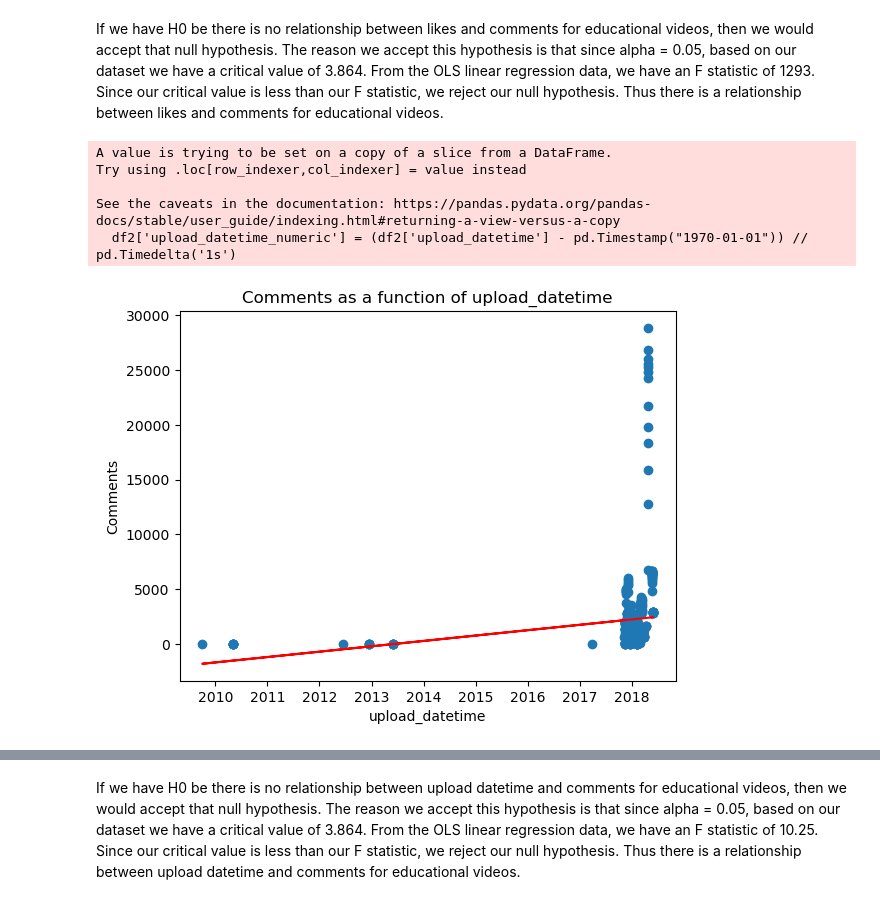
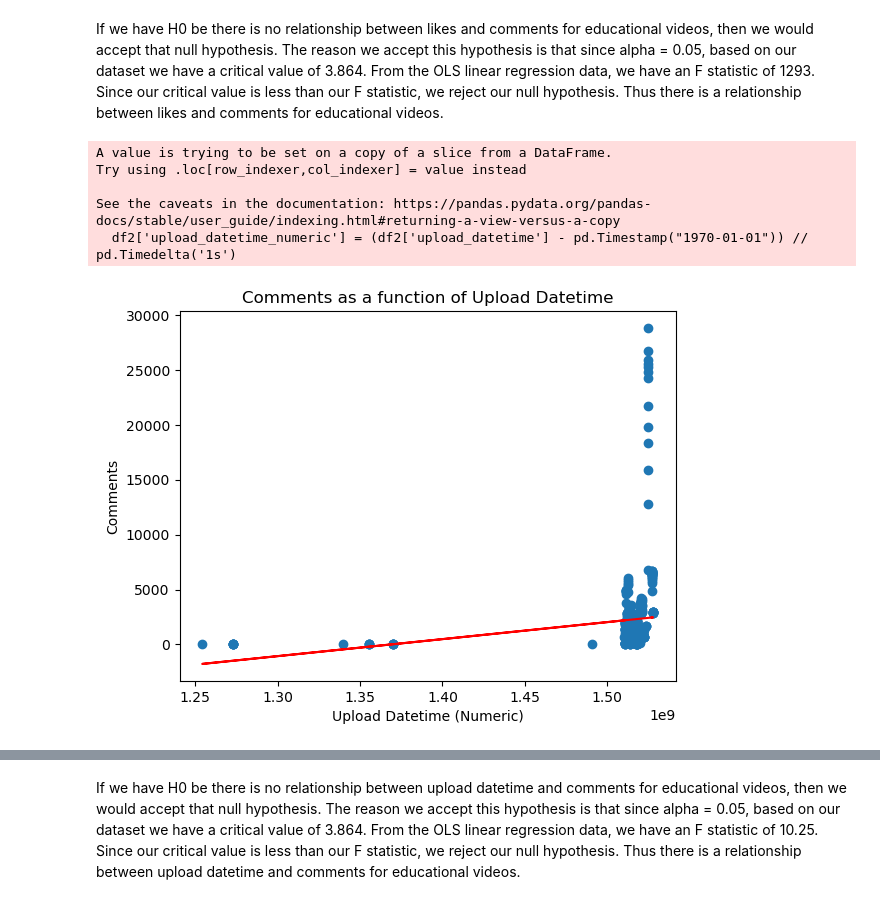
Before and after one commit to alec-luterman/320_final, a Jupyter notebook: 320_Final.ipynb, the cells around one changed output, grey strips where cells are left out. Drawn from its saved outputs; the diff is of its cells as text; code cells hidden in the pictures.

```diff
--- a/320_Final.ipynb
+++ b/320_Final.ipynb
@@ -631,38 +631,38 @@ import statsmodels.formula.api as smf
 df2['upload_datetime_numeric'] = (df2['upload_datetime'] - pd.Timestamp("1970-01-01")) // pd.Timedelta('1s')
 # df2.head()
 # Prepare data for linear regression
 df_lin_reg = df2[['upload_datetime_numeric', 'comment_count']].dropna()
 np_lin_reg = df_lin_reg.values
 X = np_lin_reg[:, 0]
 Y = np_lin_reg[:, 1]
 
 # Add a column of ones to X for the intercept term
 # X_ones = np.c_[np.ones(X.shape[0]), X]
 X_ones = np.vstack([X, np.ones(len(X))]).T
 
 # Perform the least squares fitting
 lst_sq, residual, _, _ = np.linalg.lstsq(X_ones, Y, rcond=None)
 slope, intercept = lst_sq
 
 # Plotting the data and the regression line
 fig, ax = plt.subplots(nrows=1, ncols=1)
-ax.scatter(df2['upload_datetime'], df2['comment_count'])
-ax.plot(df2['upload_datetime'], intercept + slope * df2['upload_datetime_numeric'], 'r')
-ax.set_title('Comments as a function of upload_datetime')
-ax.set_xlabel('upload_datetime')
+ax.scatter(df2['upload_datetime_numeric'], df2['comment_count'])
+ax.plot(df2['upload_datetime_numeric'], intercept + slope * df2['upload_datetime_numeric'], 'r')
+ax.set_title('Comments as a function of Upload Datetime')
+ax.set_xlabel('Upload Datetime (Numeric)')
 ax.set_ylabel('Comments')
 plt.show()
 
 # Perform linear regression using statsmodels
 lin_reg = smf.ols(formula="comment_count ~ upload_datetime_numeric", data=df2).fit()
 print(lin_reg.summary())
 # %% [output]
 A value is trying to be set on a copy of a slice from a DataFrame.
 Try using .loc[row_indexer,col_indexer] = value instead
 
 See the caveats in the documentation: https://pandas.pydata.org/pandas-docs/stable/user_guide/indexing.html#returning-a-view-versus-a-copy
   df2['upload_datetime_numeric'] = (df2['upload_datetime'] - pd.Timestamp("1970-01-01")) // pd.Timedelta('1s')
-[figure, old version]
+[figure, new version]
                             OLS Regression Results
 ==============================================================================
 Dep. Variable:          comment_count   R-squared:                       0.024
```
Also changed, not shown: parts of 3 cells of this notebook.
